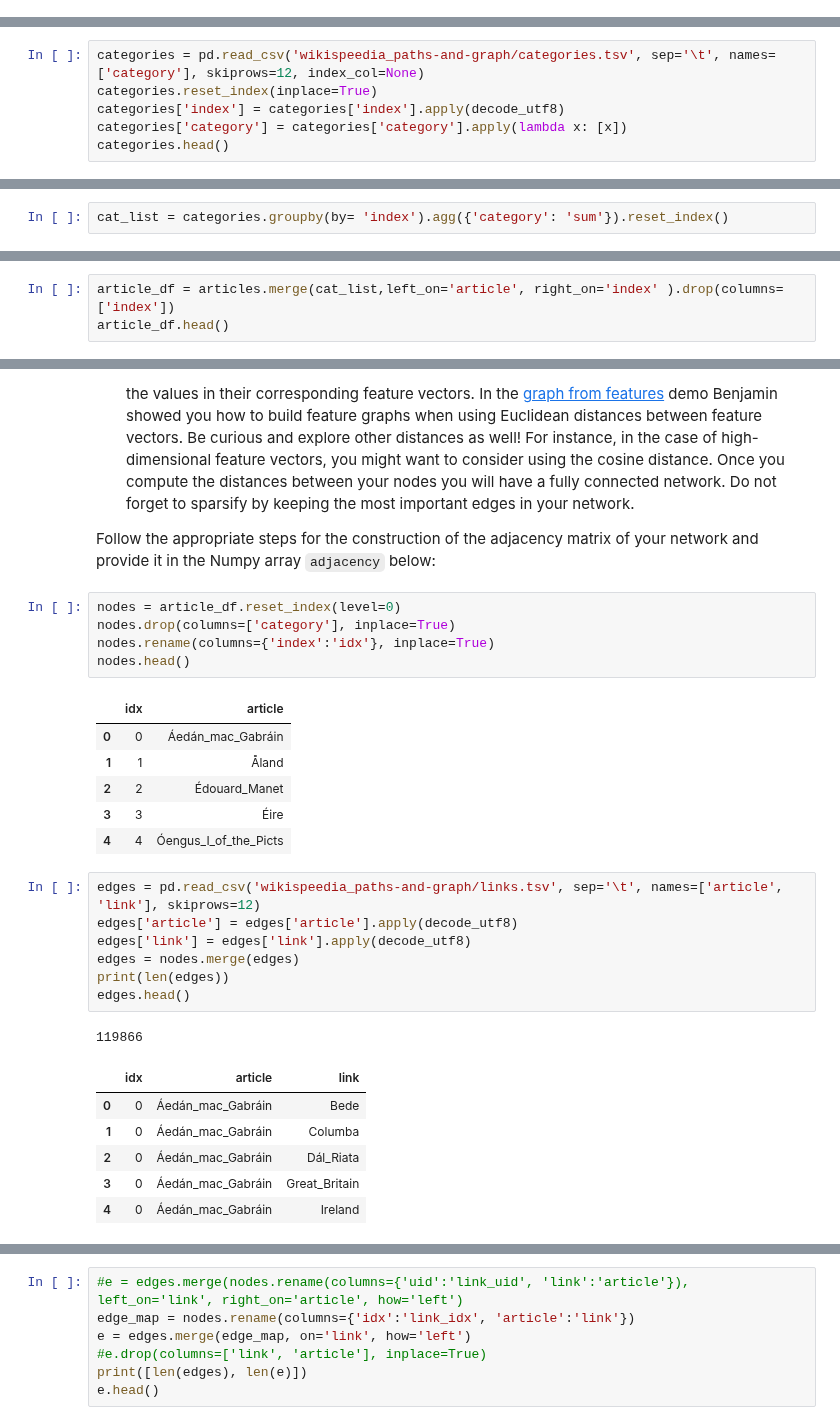
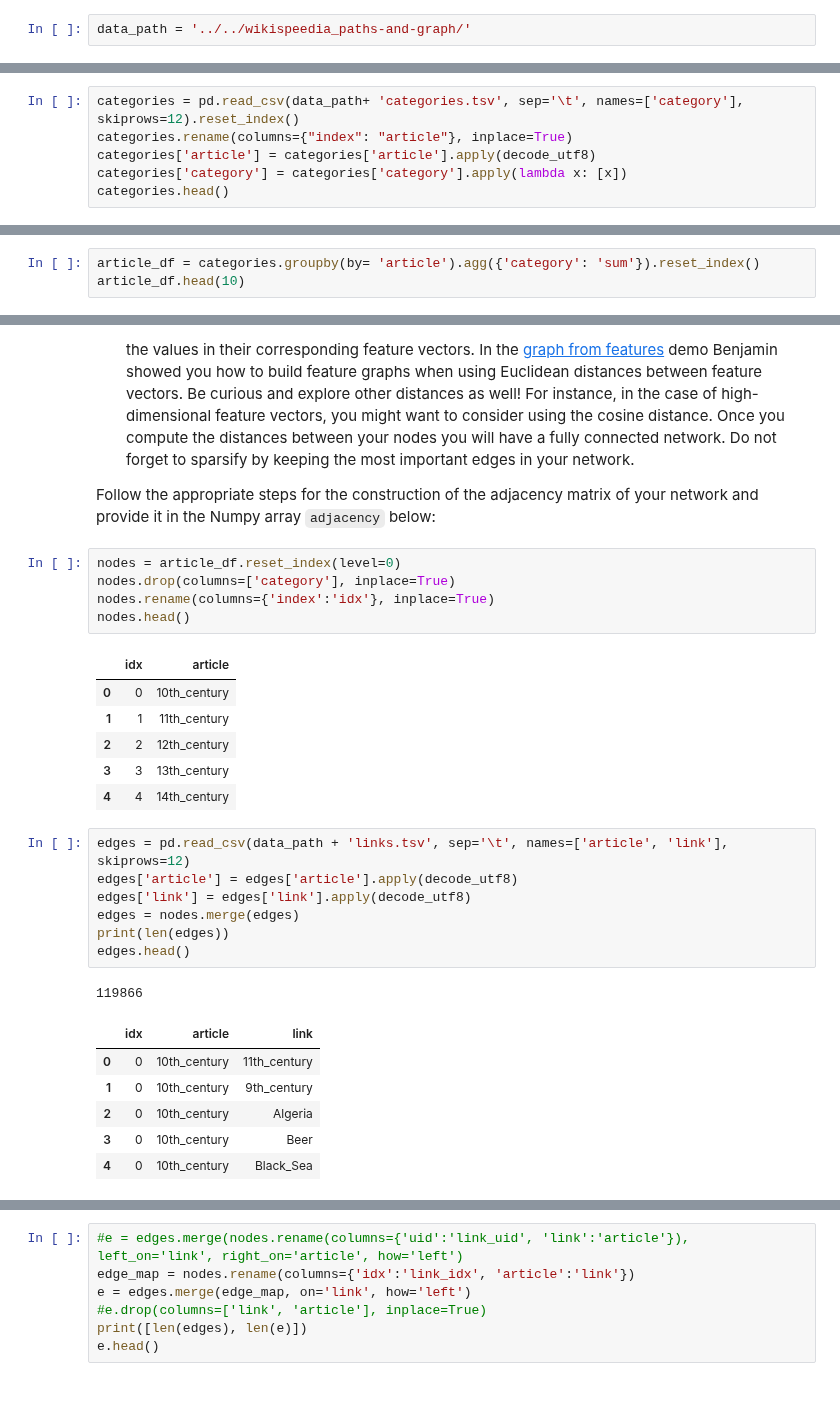
Before and after one commit to isabelaconstantin/wikinet, a Jupyter notebook: milestone1/1_network_properties.ipynb, the cells around one changed output, grey strips where cells are left out. Drawn from its saved outputs; the diff is of its cells as text; blank space fills up the shorter version.

```diff
--- a/milestone1/1_network_properties.ipynb
+++ b/milestone1/1_network_properties.ipynb
@@ -37,6 +37,8 @@ First, you should define and understand what are your nodes, what features you h
 |         |             |           |       |            |          |          |     |        |
 
 It is possible that in some of the projects either the features or the labels are not available. This is OK, in that case just make sure that you create a dataframe where each of the rows corresponds to a node and its associated features or labels.
+# %%
+data_path = '../../wikispeedia_paths-and-graph/'
 # %%
 def decode_utf8(string):
     parts = string.encode('ascii').split(b'%')
@@ -65,7 +77,7 @@ articles.head(10)
 # %%
-categories = pd.read_csv('wikispeedia_paths-and-graph/categories.tsv', sep='\t', names=['category'], skiprows=12, index_col=None)
-categories.reset_index(inplace=True)
-categories['index'] = categories['index'].apply(decode_utf8)
+categories = pd.read_csv(data_path+ 'categories.tsv', sep='\t', names=['category'], skiprows=12).reset_index()
+categories.rename(columns={"index": "article"}, inplace=True)
+categories['article'] = categories['article'].apply(decode_utf8)
 categories['category'] = categories['category'].apply(lambda x: [x])
 categories.head()
 # %% [output]
@@ -76,4 +88,5 @@ categories.head()
 | 3 | Åland | [subject.Geography.European_Geogr... |
 | 4 | Édouard_Manet | [subject.People.Artists] |
 # %%
-cat_list = categories.groupby(by= 'index').agg({'category': 'sum'}).reset_index()
+article_df = categories.groupby(by= 'article').agg({'category': 'sum'}).reset_index()
+article_df.head(10)
@@ -96,3 +104,0 @@ cat.iloc[0]
-# %%
-article_df = articles.merge(cat_list,left_on='article', right_on='index' ).drop(columns=['index'])
-article_df.head()
@@ -126,23 +135,23 @@ nodes.rename(columns={'index':'idx'}, inplace=True)
 nodes.head()
 # %% [output]
 |  | idx | article |
-| 0 | 0 | Áedán_mac_Gabráin |
-| 1 | 1 | Åland |
-| 2 | 2 | Édouard_Manet |
-| 3 | 3 | Éire |
-| 4 | 4 | Óengus_I_of_the_Picts |
+| 0 | 0 | 10th_century |
+| 1 | 1 | 11th_century |
+| 2 | 2 | 12th_century |
+| 3 | 3 | 13th_century |
+| 4 | 4 | 14th_century |
 # %%
-edges = pd.read_csv('wikispeedia_paths-and-graph/links.tsv', sep='\t', names=['article', 'link'], skiprows=12)
+edges = pd.read_csv(data_path + 'links.tsv', sep='\t', names=['article', 'link'], skiprows=12)
 edges['article'] = edges['article'].apply(decode_utf8)
 edges['link'] = edges['link'].apply(decode_utf8)
 edges = nodes.merge(edges)
 print(len(edges))
 edges.head()
 # %% [output]
 119866
 |  | idx | article | link |
-| 0 | 0 | Áedán_mac_Gabráin | Bede |
-| 1 | 0 | Áedán_mac_Gabráin | Columba |
-| 2 | 0 | Áedán_mac_Gabráin | Dál_Riata |
-| 3 | 0 | Áedán_mac_Gabráin | Great_Britain |
-| 4 | 0 | Áedán_mac_Gabráin | Ireland |
+| 0 | 0 | 10th_century | 11th_century |
+| 1 | 0 | 10th_century | 9th_century |
+| 2 | 0 | 10th_century | Algeria |
+| 3 | 0 | 10th_century | Beer |
+| 4 | 0 | 10th_century | Black_Sea |
```
Also changed, not shown: parts of 11 cells of this notebook.
